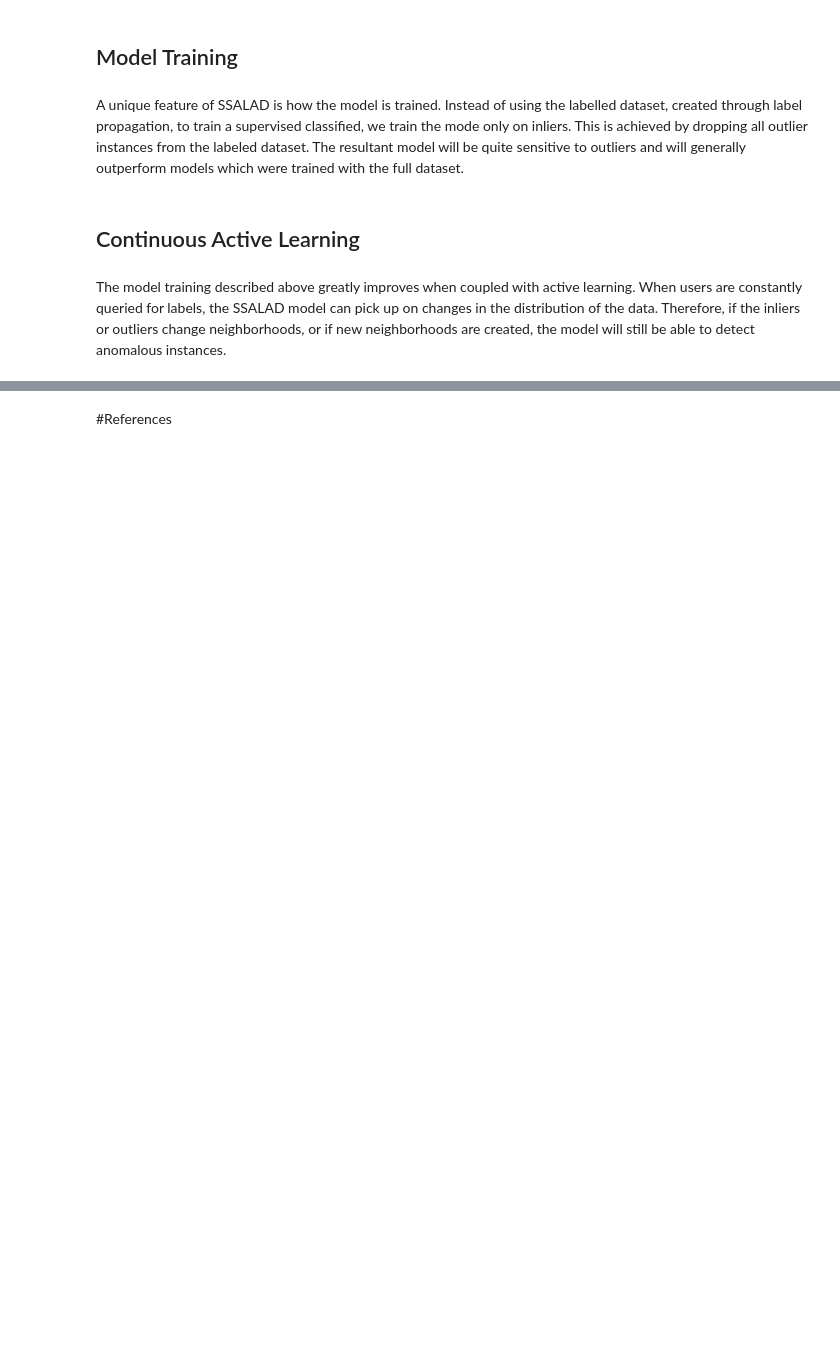
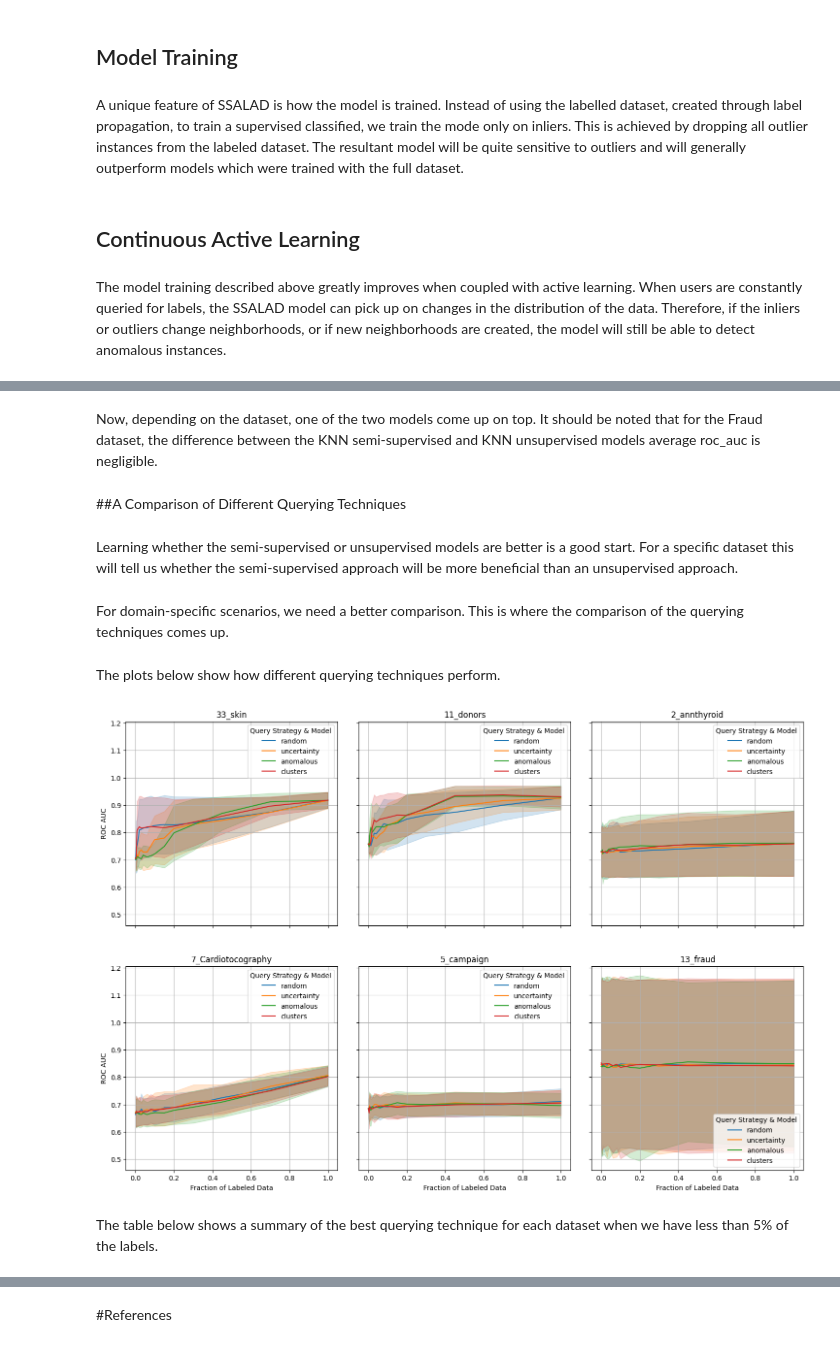
Before and after one commit to Vinylango25/Active-Semi-Supervised-Learning-SSALAD-Project-, a Jupyter notebook: jupyter/SSALAD_Paper.ipynb, the cells around one changed output, grey strips where cells are left out. Saved outputs shown, nothing was run; the diff lists cells and outputs as text; code cells hidden in the pictures; blank space fills up the shorter version.

```diff
--- a/jupyter/SSALAD_Paper.ipynb
+++ b/jupyter/SSALAD_Paper.ipynb
@@ -74,0 +424,16 @@ The model training described above greatly improves when coupled with active lea
+# %% [markdown]
+Now, depending on the dataset, one of the two models come up on top. It should be noted that for the Fraud dataset, the difference between the KNN semi-supervised and KNN unsupervised models average roc_auc is negligible.
+# %% [markdown]
+##A Comparison of Different Querying Techniques
+# %% [markdown]
+Learning whether the semi-supervised or unsupervised models are better is a good start. For a specific dataset this will tell us whether the semi-supervised approach will be more beneficial than an unsupervised approach.
+# %% [markdown]
+For domain-specific scenarios, we need a better comparison. This is where the comparison of the querying techniques comes up.
+# %% [markdown]
+The plots below show how different querying techniques perform.
+# %%
+plot_query_strategy_comparison(results)
+# %% [output]
+[figure, added]
+# %% [markdown]
+The table below shows a summary of the best querying technique for each dataset when we have less than 5% of the labels.
```
Also changed, not shown: parts of 36 cells of this notebook, 1 other file.
